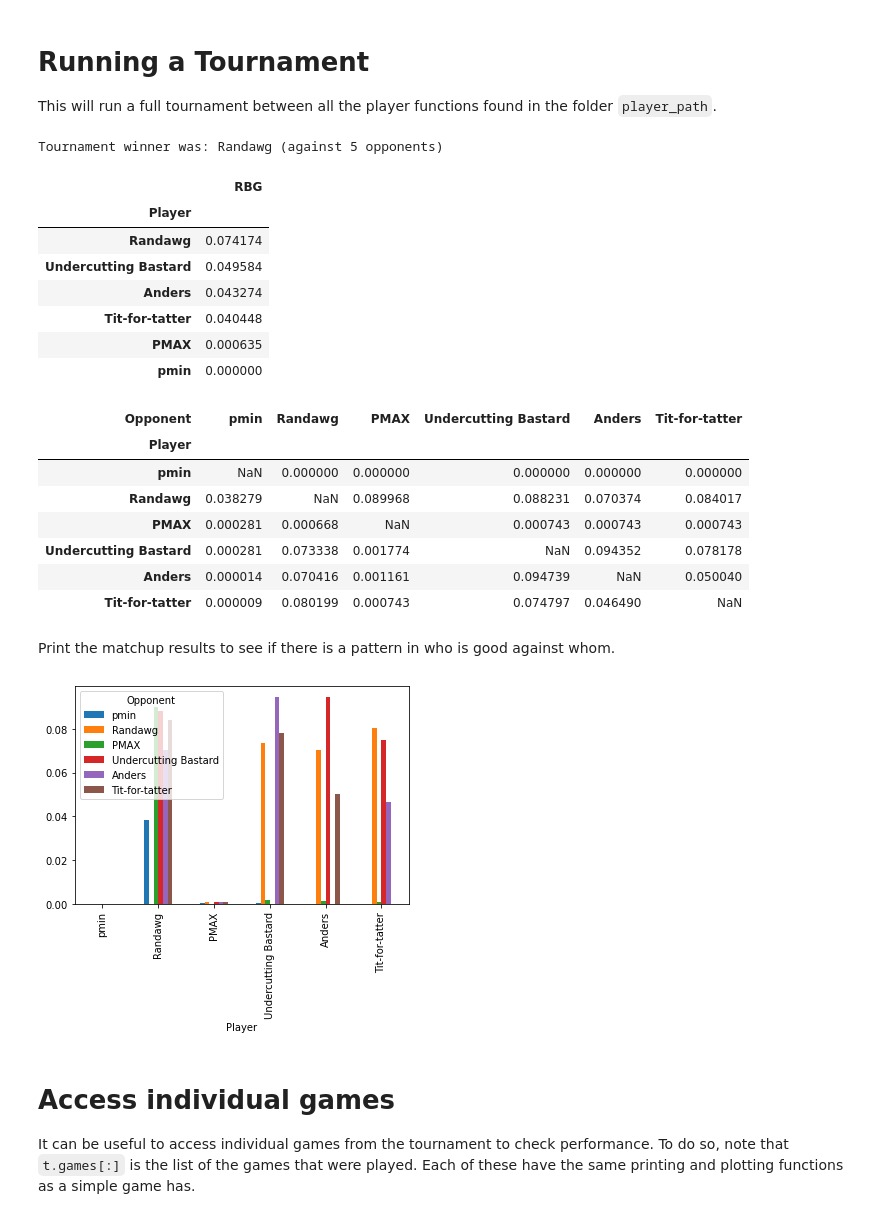
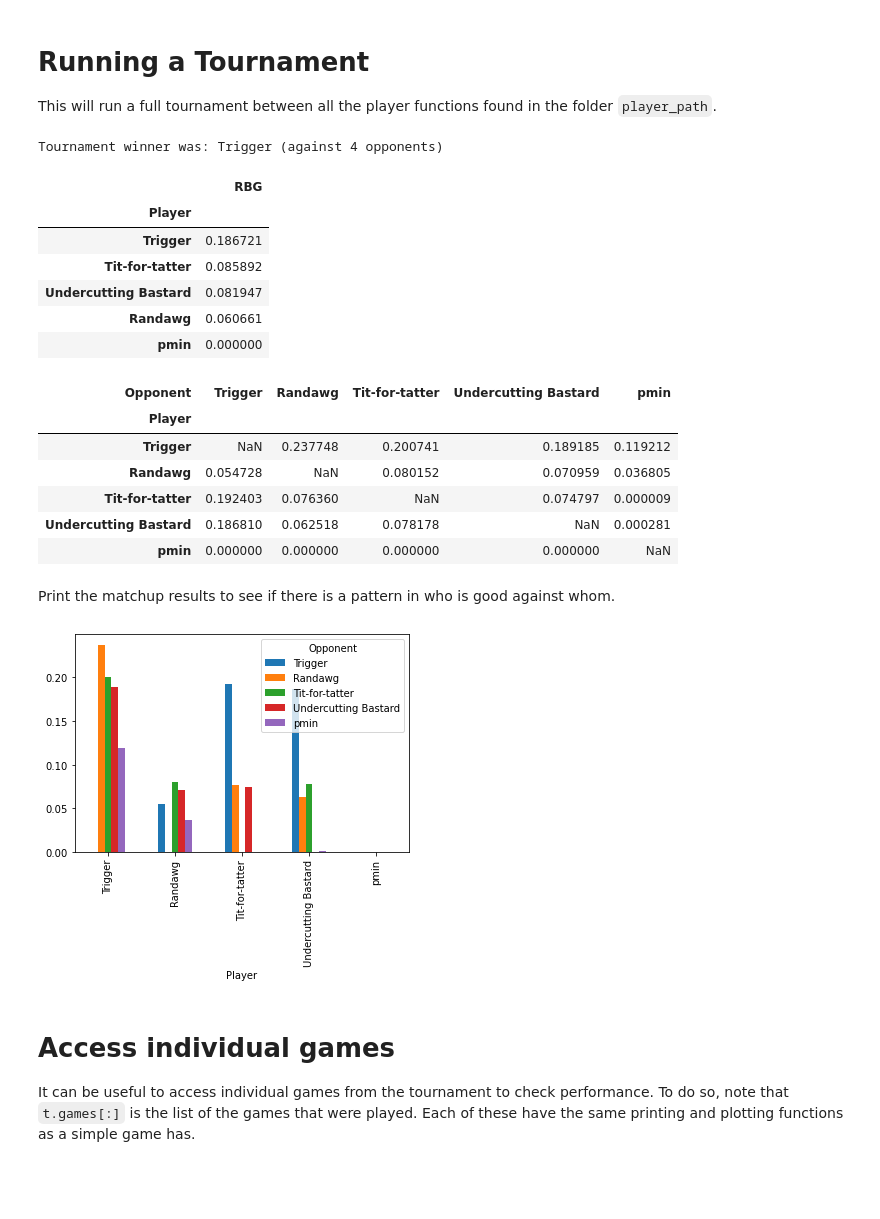
Before and after one commit to GamEconCph/game-tournament, a Jupyter notebook: example_repeated.ipynb, the cells around one changed output. Cells and saved outputs as stored; diff of their text form; code cells hidden in the pictures; blank space fills up the shorter version.

```diff
--- a/example_repeated.ipynb
+++ b/example_repeated.ipynb
@@ -31,19 +31,27 @@ pmax = 10.
 ### Demand curve
 $$ D_i(p_i, p_j) = \frac{\exp(1-p_i)}{1 + \exp(1-p_i) + \exp(1 - p_j)} $$
 # %%
-def demand_function(p1, p2):
+def demand_function(pi, pj):
     '''
     Args
-        p1,p2: prices
+        pi,pj: prices
     Returns:
-        demand to firm 1
+        demand to firm i
     '''
-    u1 = np.exp(1.-1.0*p1)
-    u2 = np.exp(1.-1.0*p2)
+    ui = np.exp(1.-1.0*pi)
+    uj = np.exp(1.-1.0*pj)
     u0 = 1.0
 
-    denom = u0 + u1 + u2
-    return u1 / denom
+    denom = u0 + ui + uj
+    return ui / denom
+
+def profit1(p1,p2):
+    s1 = demand_function(p1,p2)
+    return s1 * (p1-c)
+
+def profit2(p2,p1):
+    s2 = demand_function(p2,p1)
+    return s2 * (p2-c)
 # %% [markdown]
 # Running a single game
 
@@ -130,39 +142,37 @@ tab['payoffs'].plot();
 This will run a full tournament between all the player functions found in the folder `player_path`.
 # %%
 T = 100
-game_data = {'demand_function':demand_function, 'discount_factor': beta,
-    'marginal_cost': c, 'price_range': (pmin,pmax)
+game_data = {'profit_function1':profit1, 'profit_function2':profit2, 'discount_factor': beta,
+    'price_range': (pmin,pmax)
 }
 t = Tournament(player_path, RepeatedBertrandGame, game_data=game_data, T=T, tournament_name='RBG', )
 t.run() # run the tournament and score the game
 # %% [output]
-Tournament winner was: Randawg (against 5 opponents)
+Tournament winner was: Trigger (against 4 opponents)
 |  | RBG |
 | Player |  |
-| Randawg | 0.074174 |
-| Undercutting Bastard | 0.049584 |
-| Anders | 0.043274 |
-| Tit-for-tatter | 0.040448 |
-| PMAX | 0.000635 |
+| Trigger | 0.186721 |
+| Tit-for-tatter | 0.085892 |
+| Undercutting Bastard | 0.081947 |
+| Randawg | 0.060661 |
 | pmin | 0.000000 |
 # %%
 matchup_results = t.get_matchup_results()
 matchup_results
 # %% [output]
-| Opponent | pmin | Randawg | PMAX | Undercutting Bastard | Anders | Tit-for-tatter |
-| Player |  |  |  |  |  |  |
-| pmin | NaN | 0.000000 | 0.000000 | 0.000000 | 0.000000 | 0.000000 |
-| Randawg | 0.038279 | NaN | 0.089968 | 0.088231 | 0.070374 | 0.084017 |
-| PMAX | 0.000281 | 0.000668 | NaN | 0.000743 | 0.000743 | 0.000743 |
-| Undercutting Bastard | 0.000281 | 0.073338 | 0.001774 | NaN | 0.094352 | 0.078178 |
-| Anders | 0.000014 | 0.070416 | 0.001161 | 0.094739 | NaN | 0.050040 |
-| Tit-for-tatter | 0.000009 | 0.080199 | 0.000743 | 0.074797 | 0.046490 | NaN |
+| Opponent | Trigger | Randawg | Tit-for-tatter | Undercutting Bastard | pmin |
+| Player |  |  |  |  |  |
+| Trigger | NaN | 0.237748 | 0.200741 | 0.189185 | 0.119212 |
+| Randawg | 0.054728 | NaN | 0.080152 | 0.070959 | 0.036805 |
+| Tit-for-tatter | 0.192403 | 0.076360 | NaN | 0.074797 | 0.000009 |
+| Undercutting Bastard | 0.186810 | 0.062518 | 0.078178 | NaN | 0.000281 |
+| pmin | 0.000000 | 0.000000 | 0.000000 | 0.000000 | NaN |
 # %% [markdown]
 Print the matchup results to see if there is a pattern in who is good against whom.
 # %%
 matchup_results.plot.bar();
 # %% [output]
-[figure, old version]
+[figure, new version]
 # %% [markdown]
 # Access individual games
 
```
Also changed, not shown: parts of 9 cells of this notebook, 7 other files.
